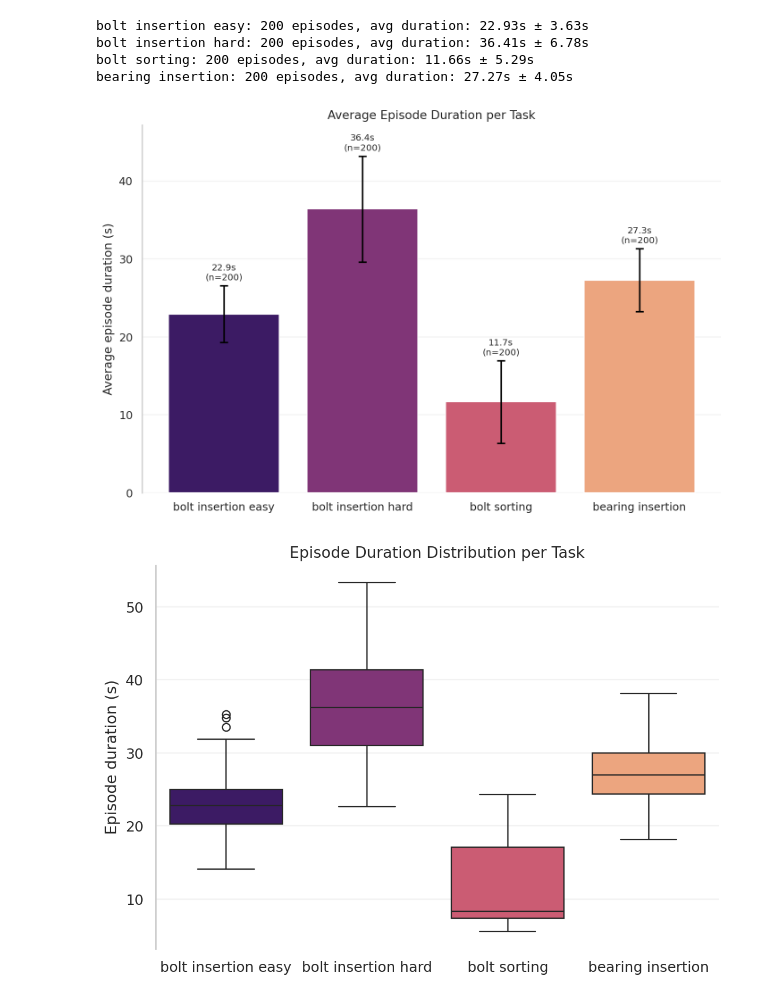
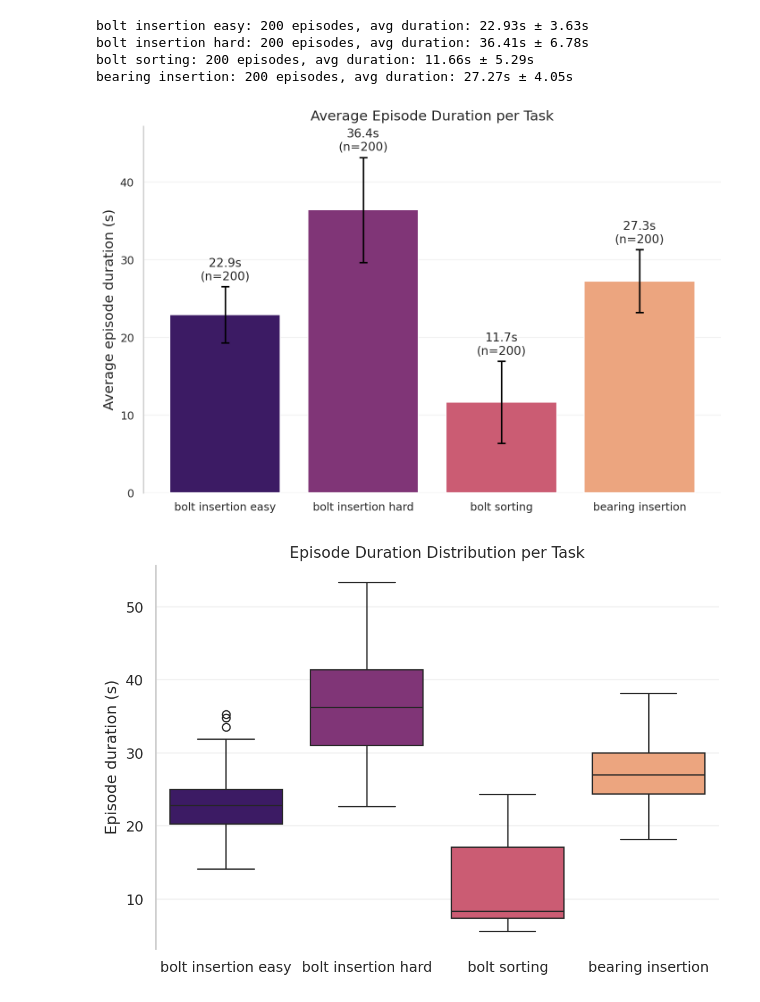
Before and after one commit to F-Fer/lerobot_ur5e_gello, a Jupyter notebook: notebooks/dataset_plots.ipynb, the cells around one changed output. Drawn from its saved outputs; the diff is of its cells as text; code cells hidden in the pictures.

Commit message:
increase font size dataset_plots

```diff
--- a/notebooks/dataset_plots.ipynb
+++ b/notebooks/dataset_plots.ipynb
@@ -59,6 +59,8 @@ bearing insertion: 200 episodes, avg duration: 27.27s ± 4.05s
 # %%
 sns.set_theme(style="whitegrid")
 plt.rcParams.update({"font.size": 12})
+font_size = 12
+font_size_large = 14
 
 # Prepare data
 labels = list(task_durations.keys())
@@ -66,37 +68,37 @@ means = [task_durations[t]["mean"] for t in labels]
 stds = [task_durations[t]["std"] for t in labels]
 num_episodes = [task_durations[t]["num_episodes"] for t in labels]
 
 fig, ax = plt.subplots(figsize=(9, 6), dpi=160)
 palette = sns.color_palette("magma", len(labels))
 
 bars = sns.barplot(x=labels, y=means, ax=ax, hue=labels, palette=palette, legend=False)
 
 # Add error bars
 x_positions = [bar.get_x() + bar.get_width() / 2 for bar in ax.patches]
 ax.errorbar(x_positions, means, yerr=stds, fmt="none", c="black", capsize=4, capthick=1.5)
 
-ax.set_ylabel("Average episode duration (s)")
+ax.set_ylabel("Average episode duration (s)", fontsize=font_size_large)
 ax.set_xlabel("")
-ax.set_title("Average Episode Duration per Task")
+ax.set_title("Average Episode Duration per Task", fontsize=font_size_large)
 
 # Add annotations
 for bar, mean, std, n in zip(ax.patches, means, stds, num_episodes):
     ax.text(
         bar.get_x() + bar.get_width() / 2,
         bar.get_height() + std + 0.5,
         f"{mean:.1f}s\n(n={n})",
         ha="center",
         va="bottom",
-        fontsize=9,
+        fontsize=font_size,
     )
 
 ax.set_ylim(0, max(means) + max(stds) + 4)
 ax.grid(axis="y", alpha=0.25)
 sns.despine(ax=ax, left=False, bottom=True)
 plt.tight_layout()
 plt.show()
 # %% [output]
-[figure, old version]
+[figure, new version]
 # %%
 # Additional plot: Distribution of episode durations per task (box plot)
 fig, ax = plt.subplots(figsize=(7, 5), dpi=160)
```
